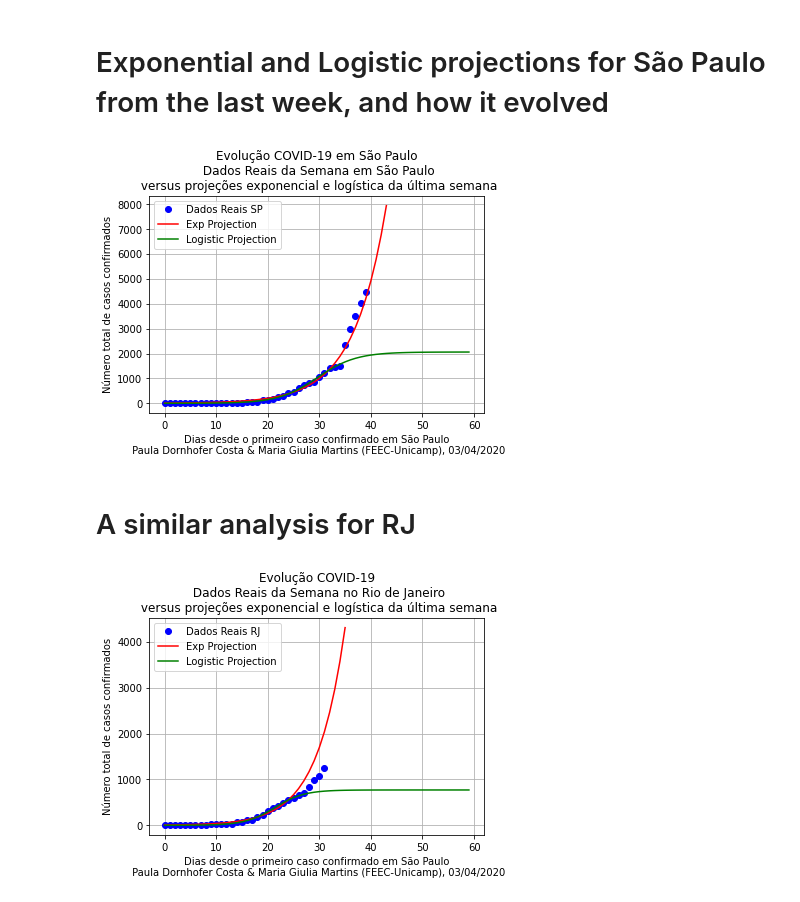
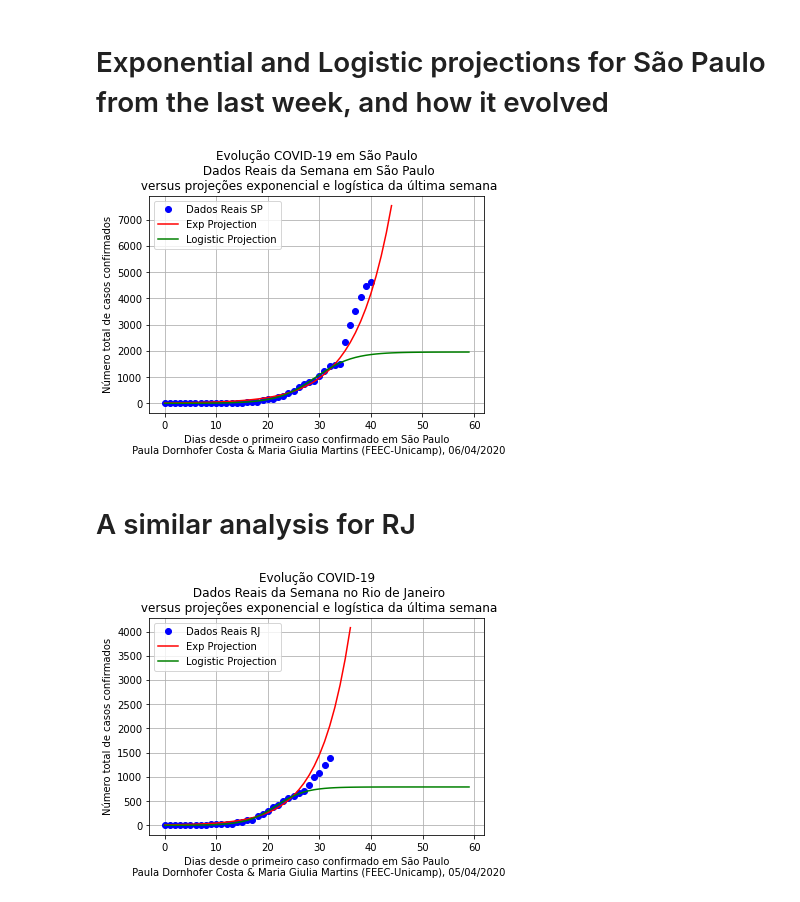
Before and after one commit to pdpcosta/COVID-19_Brazil, a Jupyter notebook: Python/COVID_19_Brazil_States.ipynb, the cells around one changed output. Cells and saved outputs as stored; diff of their text form; code cells hidden in the pictures.

```diff
--- a/Python/COVID_19_Brazil_States.ipynb
+++ b/Python/COVID_19_Brazil_States.ipynb
@@ -70,35 +74,35 @@ plt.show()
 # %%
 
 
 sp_epidemy=sp[(sp['Confirmed']>0)]
 sp_day1=sp_epidemy['Date'].iloc[0]
 sp_day1=sp_day1-pd.Timedelta(days=1)
 sp_epidemy=sp[(sp['Date']>=sp_day1)]
 
 #print((sp_epidemy[:-6])['Confirmed'])
 
 def exponential_model(x, a, b, c):
      return a*np.exp(b*(x-c))
 
 def logistic_model (x, a, b, c):
   return c/(1+np.exp(-(x-b)/a))
 
 expfit_sp=curve_fit(exponential_model,np.asarray(range(len(sp_epidemy)-6)),(sp_epidemy[:-6])['Confirmed'],p0=[1,1,1])
 logfit_sp=curve_fit(logistic_model,np.asarray(range(len(sp_epidemy)-6)),(sp_epidemy[:-6])['Confirmed'],p0=[1,1,1])
 
 days1=np.asarray(range(len(sp_epidemy))) # SP is the first state with epidemy in Brazil
 days=np.asarray(range(60))
 plt.title("Evolução COVID-19 em São Paulo\n Dados Reais da Semana em São Paulo\n versus projeções exponencial e logística da última semana")
 plt.plot(days1,sp_epidemy['Confirmed'],'ro',label="Dados Reais SP",color="b") #Real data
 plt.plot(np.asarray(range(len(sp_epidemy)+4)), [exponential_model(i,expfit_sp[0][0],expfit_sp[0][1],expfit_sp[0][2]) for i in np.asarray(range(len(sp_epidemy)+4))], label="Exp Projection", color = 'r' )#Predicted logistic curve)
 plt.plot(days, [logistic_model(i,logfit_sp[0][0],logfit_sp[0][1],logfit_sp[0][2]) for i in days], label="Logistic Projection", color = 'g' )#Predicted logistic curve
 plt.grid()
 plt.legend(loc="upper left")
-plt.xlabel("Dias desde o primeiro caso confirmado em São Paulo\n Paula Dornhofer Costa & Maria Giulia Martins (FEEC-Unicamp), 03/04/2020")
+plt.xlabel("Dias desde o primeiro caso confirmado em São Paulo\n Paula Dornhofer Costa & Maria Giulia Martins (FEEC-Unicamp), 06/04/2020")
 plt.ylabel("Número total de casos confirmados")
 plt.show()
 # %% [output]
-[figure, old version]
+[figure, new version]
 # %% [markdown]
 # A similar analysis for RJ
 # %%
@@ -118,8 +122,8 @@ plt.plot(np.asarray(range(len(rj_epidemy)+4)), [exponential_model(i,expfit_rj[0]
 plt.plot(days, [logistic_model(i,logfit_rj[0][0],logfit_rj[0][1],logfit_rj[0][2]) for i in days], label="Logistic Projection", color = 'g' )#Predicted logistic curve
 plt.grid()
 plt.legend(loc="upper left")
-plt.xlabel("Dias desde o primeiro caso confirmado em São Paulo\n Paula Dornhofer Costa & Maria Giulia Martins (FEEC-Unicamp), 03/04/2020")
+plt.xlabel("Dias desde o primeiro caso confirmado em São Paulo\n Paula Dornhofer Costa & Maria Giulia Martins (FEEC-Unicamp), 05/04/2020")
 plt.ylabel("Número total de casos confirmados")
 plt.show()
 # %% [output]
-[figure, old version]
+[figure, new version]
```
Also changed, not shown: parts of 2 cells of this notebook.
